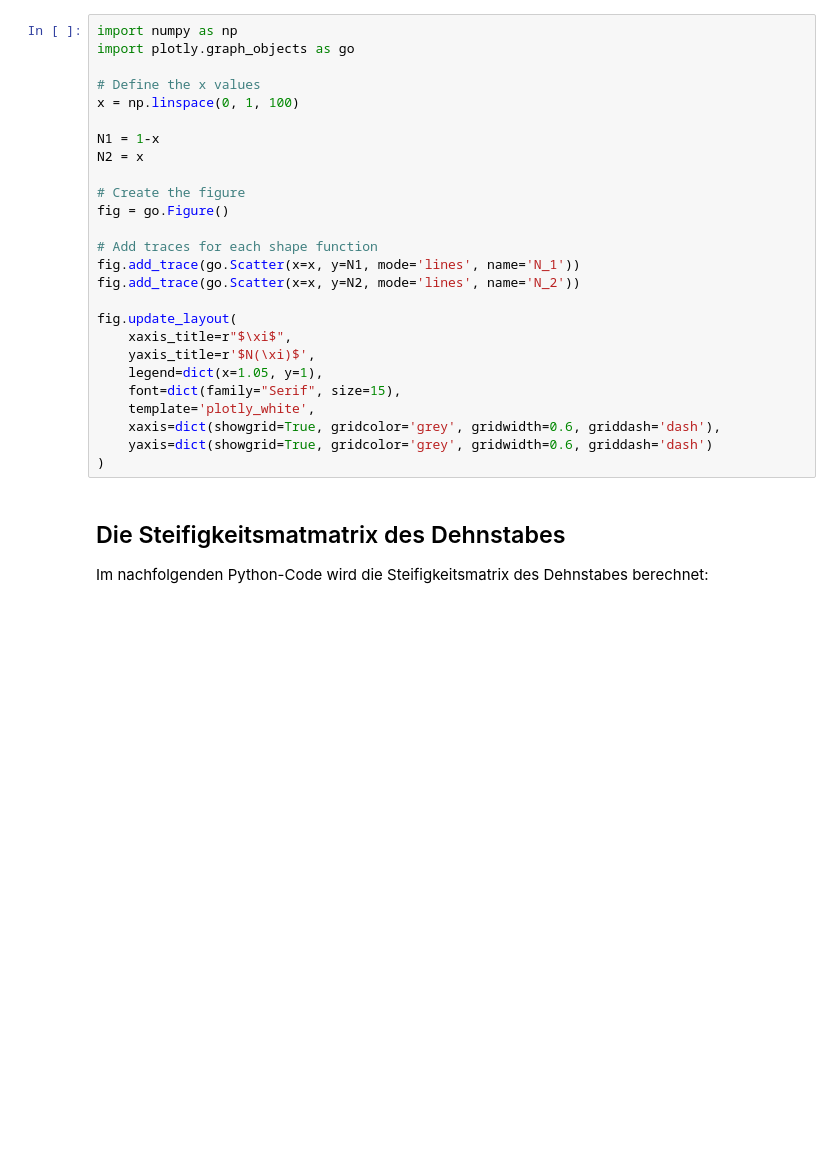
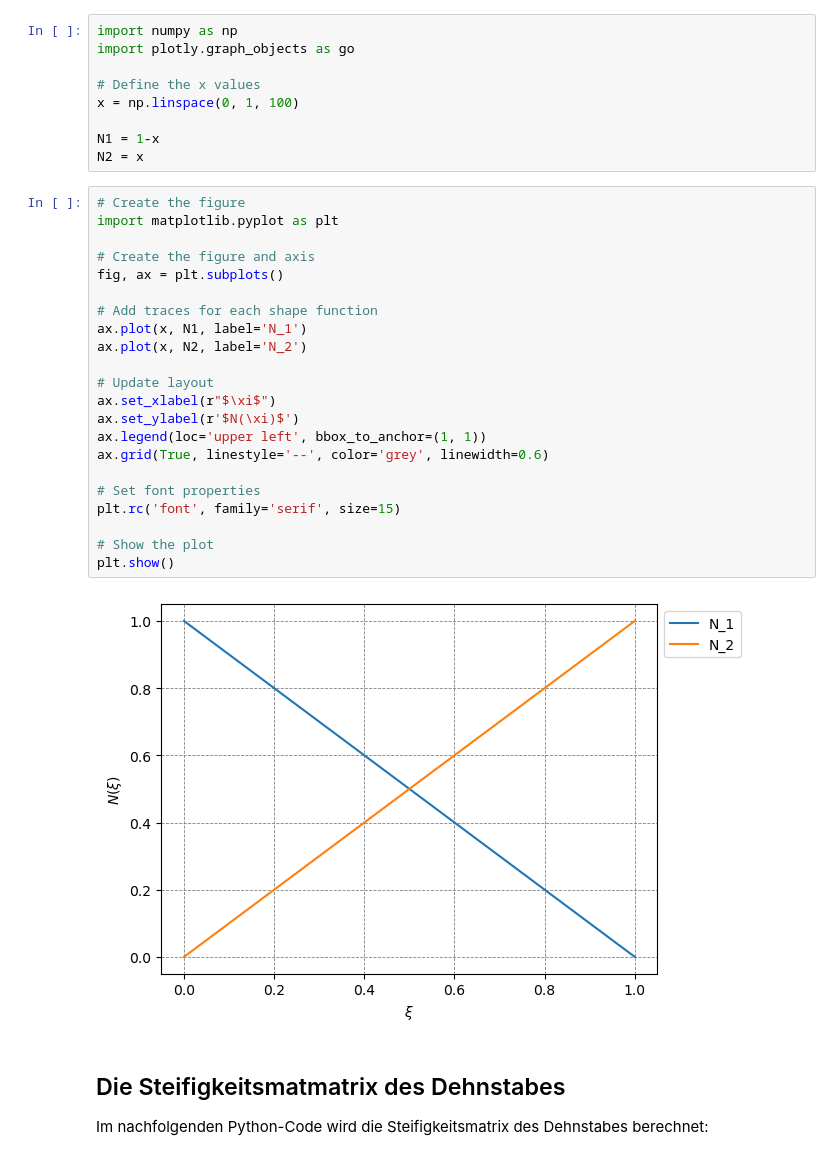
Before and after one commit to steffenbeese/FEM_I_Notebooks, a Jupyter notebook: Notebook_StabFEM.ipynb, the cells around one changed output. Saved outputs shown, nothing was run; the diff lists cells and outputs as text; blank space fills up the shorter version.

```diff
--- a/Notebook_StabFEM.ipynb
+++ b/Notebook_StabFEM.ipynb
@@ -43,23 +38,30 @@ x = np.linspace(0, 1, 100)
 
 N1 = 1-x
 N2 = x
-
-# Create the figure
-fig = go.Figure()
-
-# Add traces for each shape function
-fig.add_trace(go.Scatter(x=x, y=N1, mode='lines', name='N_1'))
-fig.add_trace(go.Scatter(x=x, y=N2, mode='lines', name='N_2'))
-
-fig.update_layout(
-    xaxis_title=r"$\xi$",
-    yaxis_title=r'$N(\xi)$',
-    legend=dict(x=1.05, y=1),
-    font=dict(family="Serif", size=15),
-    template='plotly_white',
-    xaxis=dict(showgrid=True, gridcolor='grey', gridwidth=0.6, griddash='dash'),
-    yaxis=dict(showgrid=True, gridcolor='grey', gridwidth=0.6, griddash='dash')
-)
+# %%
+# Create the figure
+import matplotlib.pyplot as plt
+
+# Create the figure and axis
+fig, ax = plt.subplots()
+
+# Add traces for each shape function
+ax.plot(x, N1, label='N_1')
+ax.plot(x, N2, label='N_2')
+
+# Update layout
+ax.set_xlabel(r"$\xi$")
+ax.set_ylabel(r'$N(\xi)$')
+ax.legend(loc='upper left', bbox_to_anchor=(1, 1))
+ax.grid(True, linestyle='--', color='grey', linewidth=0.6)
+
+# Set font properties
+plt.rc('font', family='serif', size=15)
+
+# Show the plot
+plt.show()
+# %% [output]
+[figure, added]
 # %% [markdown]
 ## Die Steifigkeitsmatmatrix des Dehnstabes
 
```
Also changed, not shown: parts of 38 cells of this notebook, 15 other files.
